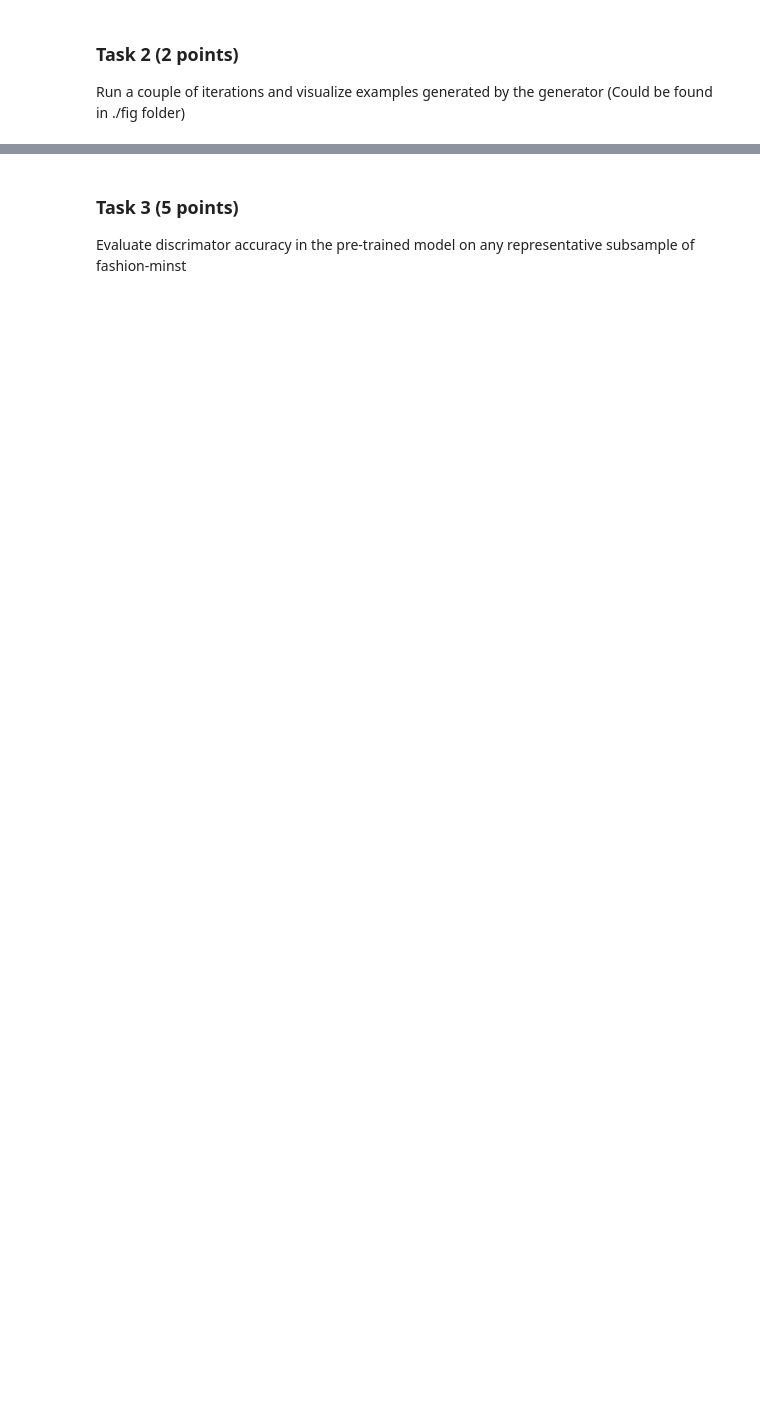
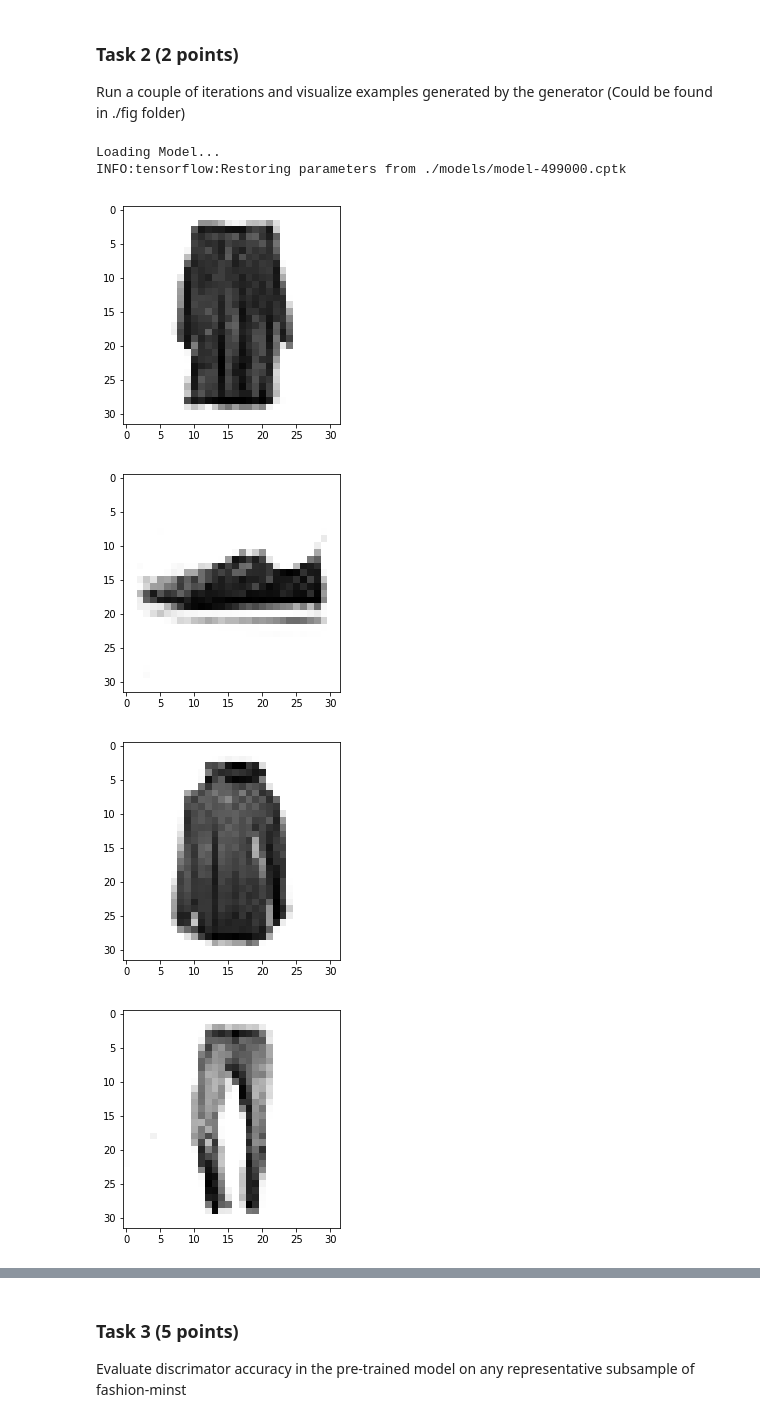
Before and after one commit to avgaydashenko/deep-learning-hw, a Jupyter notebook: homework.ipynb, the cells around one changed output, grey strips where cells are left out. Drawn from its saved outputs; the diff is of its cells as text; code cells hidden in the pictures; blank space fills up the shorter version.

```diff
--- a/homework.ipynb
+++ b/homework.ipynb
@@ -176,22 +139,3 @@ Once we have a trained model saved, we may want to use it to generate new images
-# %%
-sample_directory = './figs' #Directory to save sample images from generator in.
-model_directory = './models' #Directory to load trained model from.
-batch_size_sample = 36
-
-init = tf.global_variables_initializer()
-saver = tf.train.Saver()
-with tf.Session() as sess:
-    sess.run(init)
-    #Reload the model.
-    print( 'Loading Model...')
-    ckpt = tf.train.get_checkpoint_state(path)
-    saver.restore(sess,ckpt.model_checkpoint_path)
-
-    zs = np.random.uniform(-1.0,1.0,size=[batch_size_sample,z_size]).astype(np.float32) #Generate a random z batch
-    newZ = sess.run(Gz,feed_dict={z_in:z2}) #Use new z to get sample images from generator.
-    if not os.path.exists(sample_directory):
-        os.makedirs(sample_directory)
-    save_images(np.reshape(newZ[0:batch_size_sample],[36,32,32]),[6,6],sample_directory+'/fig'+str(i)+'.png')
 # %% [markdown]
 ### Task 2 (2 points)
 Run a couple of iterations and visualize examples generated by the generator (Could be found in ./fig folder)
@@ -199,0 +142,28 @@ Run a couple of iterations and visualize examples generated by the generator (Co
+# %%
+sample_directory = './figs' #Directory to save sample images from generator in.
+model_directory = './models' #Directory to load trained model from.
+batch_size_sample = 36
+n = 100
+
+init = tf.global_variables_initializer()
+saver = tf.train.Saver()
+with tf.Session() as sess:
+    sess.run(init)
+    #Reload the model.
+    print( 'Loading Model...')
+    ckpt = tf.train.get_checkpoint_state(model_directory)
+    saver.restore(sess,ckpt.model_checkpoint_path)
+
+    zs = np.random.uniform(-1.0,1.0,size=[batch_size_sample,z_size]).astype(np.float32) #Generate a random z batch
+    newZ = sess.run(Gz,feed_dict={z_in:zs}) #Use new z to get sample images from generator.
+
+    for i in range(5):
+        plt.imshow(newZ[i, :, :, 0], cmap=plt.cm.binary)
+        plt.show()
+# %% [output]
+Loading Model...
+INFO:tensorflow:Restoring parameters from ./models/model-499000.cptk
+[figure, added]
+[figure, added]
+[figure, added]
+[figure, added]
```
Also changed, not shown: parts of 9 cells of this notebook, 30 other files.
